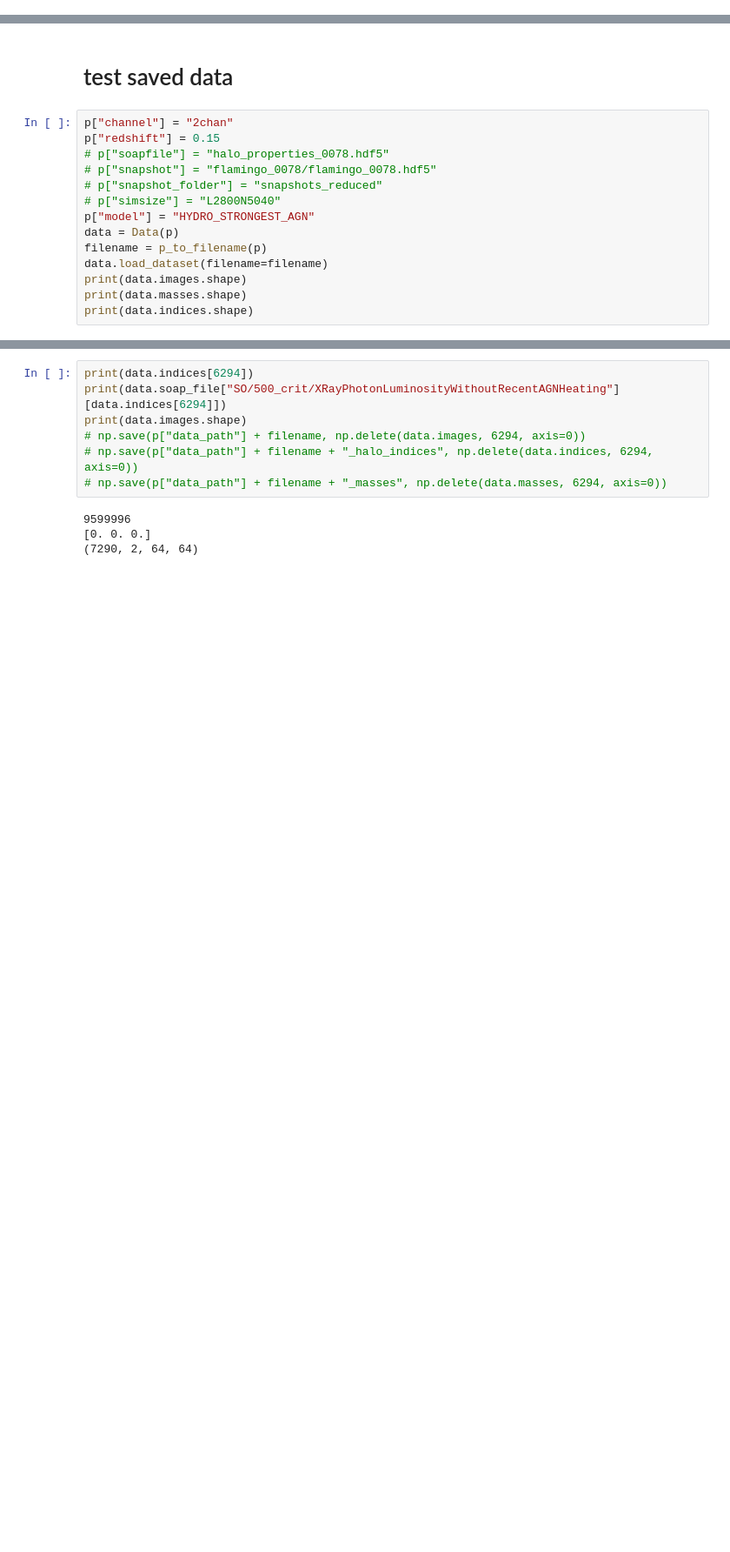
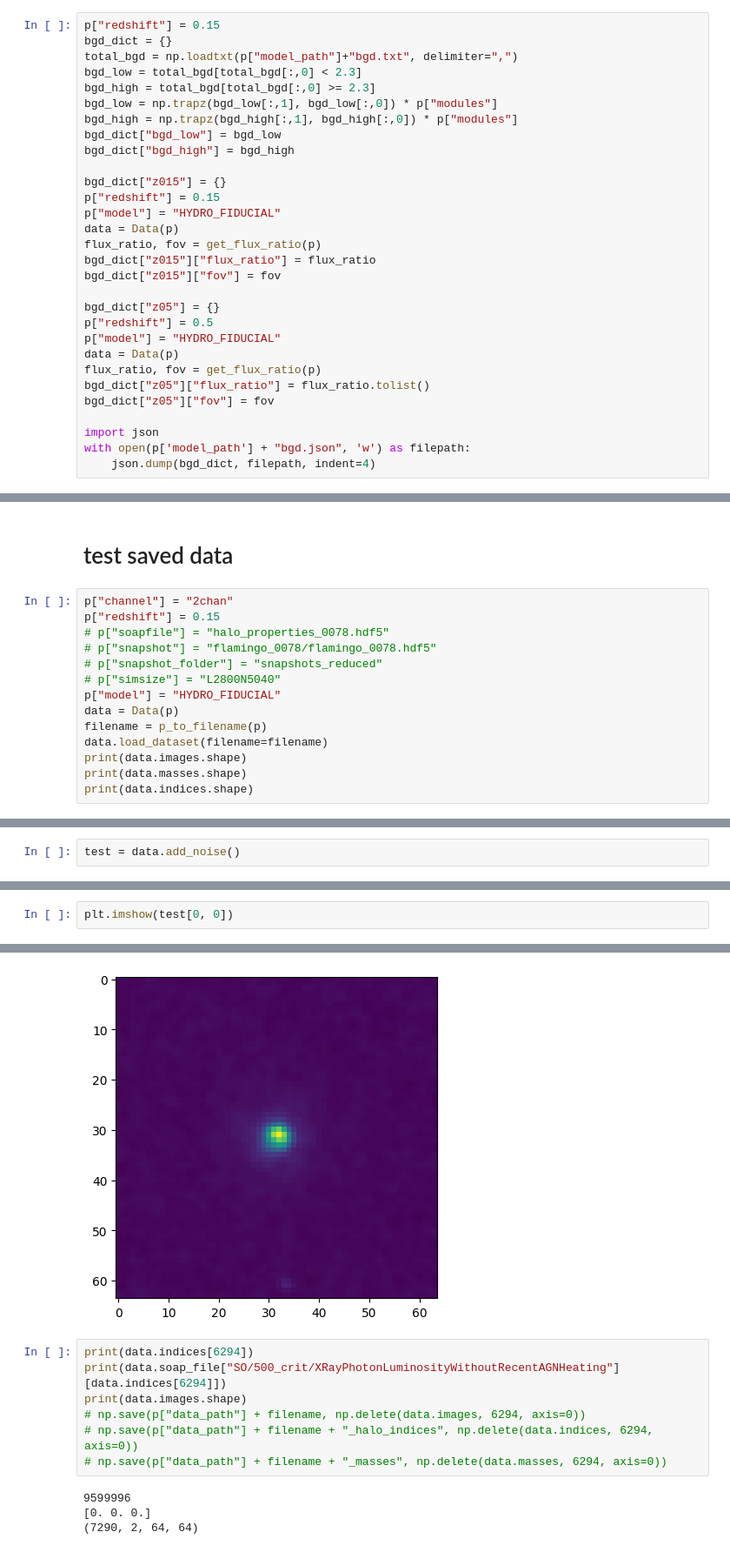
Before and after one commit to woutervantol/scriptie2, a Jupyter notebook: test_data.ipynb, the cells around one changed output, grey strips where cells are left out. Shown at 87% size. Saved outputs shown, nothing was run; the diff lists cells and outputs as text; blank space fills up the shorter version.

Commit message:
images->counts, noise met json

```diff
--- a/test_data.ipynb
+++ b/test_data.ipynb
@@ -7,6 +7,36 @@ from imports.utility import *
 import matplotlib.pyplot as plt
 # %% [markdown]
 # add noise
+# %%
+p["redshift"] = 0.15
+bgd_dict = {}
+total_bgd = np.loadtxt(p["model_path"]+"bgd.txt", delimiter=",")
+bgd_low = total_bgd[total_bgd[:,0] < 2.3]
+bgd_high = total_bgd[total_bgd[:,0] >= 2.3]
+bgd_low = np.trapz(bgd_low[:,1], bgd_low[:,0]) * p["modules"]
+bgd_high = np.trapz(bgd_high[:,1], bgd_high[:,0]) * p["modules"]
+bgd_dict["bgd_low"] = bgd_low
+bgd_dict["bgd_high"] = bgd_high
+
+bgd_dict["z015"] = {}
+p["redshift"] = 0.15
+p["model"] = "HYDRO_FIDUCIAL"
+data = Data(p)
+flux_ratio, fov = get_flux_ratio(p)
+bgd_dict["z015"]["flux_ratio"] = flux_ratio
+bgd_dict["z015"]["fov"] = fov
+
+bgd_dict["z05"] = {}
+p["redshift"] = 0.5
+p["model"] = "HYDRO_FIDUCIAL"
+data = Data(p)
+flux_ratio, fov = get_flux_ratio(p)
+bgd_dict["z05"]["flux_ratio"] = flux_ratio.tolist()
+bgd_dict["z05"]["fov"] = fov
+
+import json
+with open(p['model_path'] + "bgd.json", 'w') as filepath:
+    json.dump(bgd_dict, filepath, indent=4)
 # %%
 print(np.trapz(bgd_high[:,1], bgd_high[:,0])*7)
 # %% [output]
@@ -292,7 +322,7 @@ p["redshift"] = 0.15
 # p["snapshot"] = "flamingo_0078/flamingo_0078.hdf5"
 # p["snapshot_folder"] = "snapshots_reduced"
 # p["simsize"] = "L2800N5040"
-p["model"] = "HYDRO_STRONGEST_AGN"
+p["model"] = "HYDRO_FIDUCIAL"
 data = Data(p)
 filename = p_to_filename(p)
 data.load_dataset(filename=filename)
@@ -305,0 +336,2 @@ print(data.indices.shape)
+# %%
+test = data.add_noise()
@@ -305,0 +341,3 @@ print(data.indices.shape)
+# %%
+plt.imshow(test[0, 0])
+# %% [output]
@@ -306,3 +345,4 @@ print(data.indices.shape)
+[figure, added]
 # %%
 print(data.indices[6294])
 print(data.soap_file["SO/500_crit/XRayPhotonLuminosityWithoutRecentAGNHeating"][data.indices[6294]])
```
Also changed, not shown: parts of 3 cells of this notebook, 2 other files.
